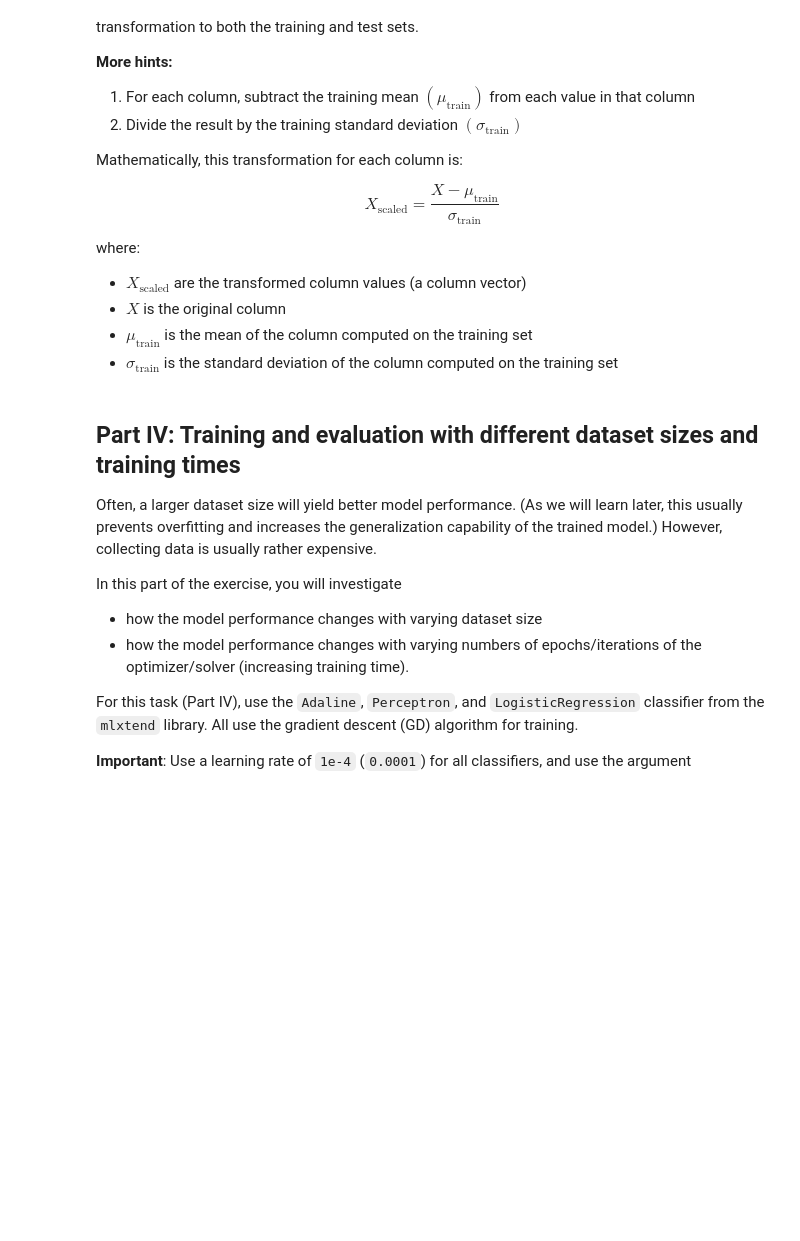
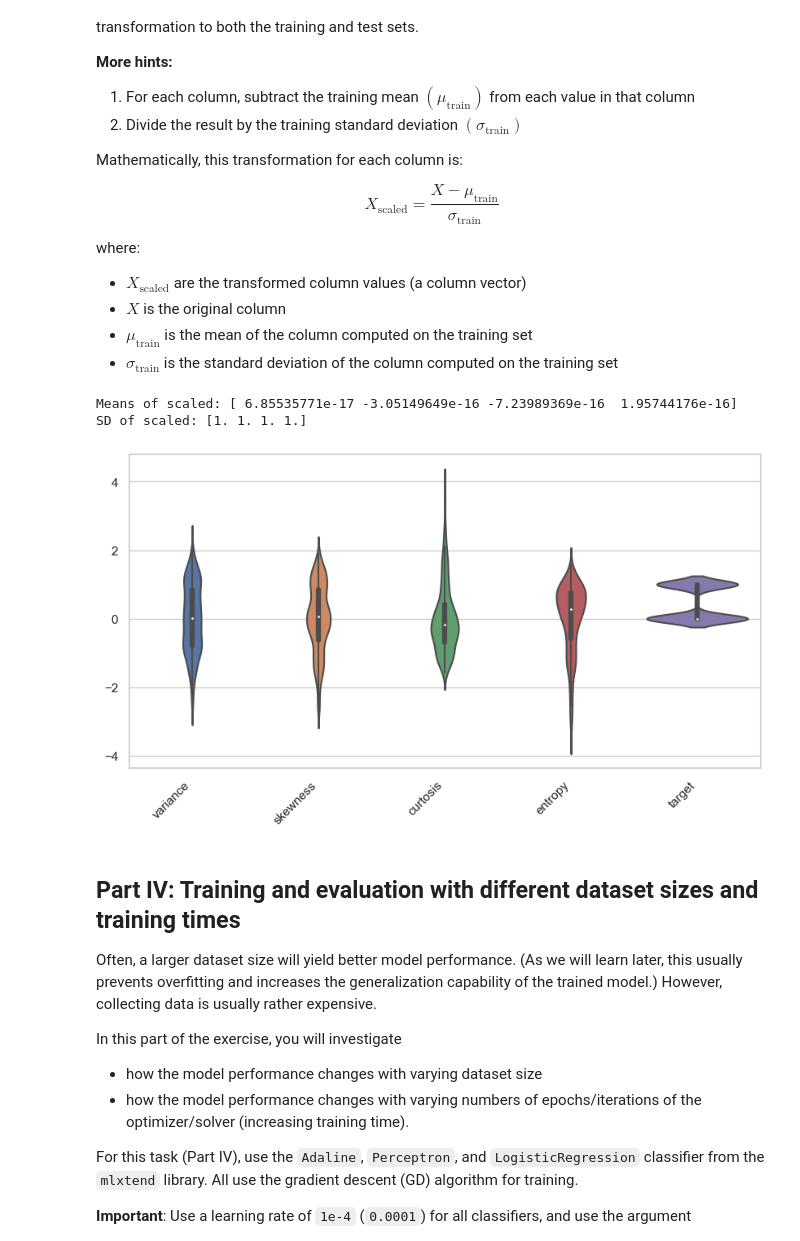
Before and after one commit to Indraadhikari/DAT200-Machine-Learning, a Jupyter notebook: CA2/CA2 Q-checkpoint.ipynb, the cells around one changed output. Saved outputs shown, nothing was run; the diff lists cells and outputs as text; code cells hidden in the pictures; blank space fills up the shorter version.

```diff
--- a/CA2/CA2 Q-checkpoint.ipynb
+++ b/CA2/CA2 Q-checkpoint.ipynb
@@ -321,3 +318,32 @@ where:
+# %%
+mu_train = X_train.mean(axis=0)
+sigma_train = X_train.std(axis=0)
+
+X_train_scaled = (X_train - mu_train) / sigma_train
+X_test_scaled = (X_test - mu_train) / sigma_train
+# %%
+print("Means of scaled:", X_train_scaled.mean(axis=0))
+
+print("SD of scaled:", X_train_scaled.std(axis=0))
+# %% [output]
+Means of scaled: [ 6.85535771e-17 -3.05149649e-16 -7.23989369e-16  1.95744176e-16]
+SD of scaled: [1. 1. 1. 1.]
+# %%
+# Features
+data = pd.DataFrame(X_train_scaled, columns=['variance', 'skewness', 'curtosis', 'entropy'])
+
+# Target
+data["target"] = y_train
+
+feature_names=scaled_df.columns
+
+fig, ax = plt.subplots(1, 1, figsize=(10, 5))
+
+sns.violinplot(data=data, ax=ax)
+plt.xticks(rotation=45, ha='right')
+plt.show()
+# %% [output]
+[figure, added]
 # %% [markdown]
 ## Part IV: Training and evaluation with different dataset sizes and training times
 
```
Also changed, not shown: parts of 1 cell of this notebook.
